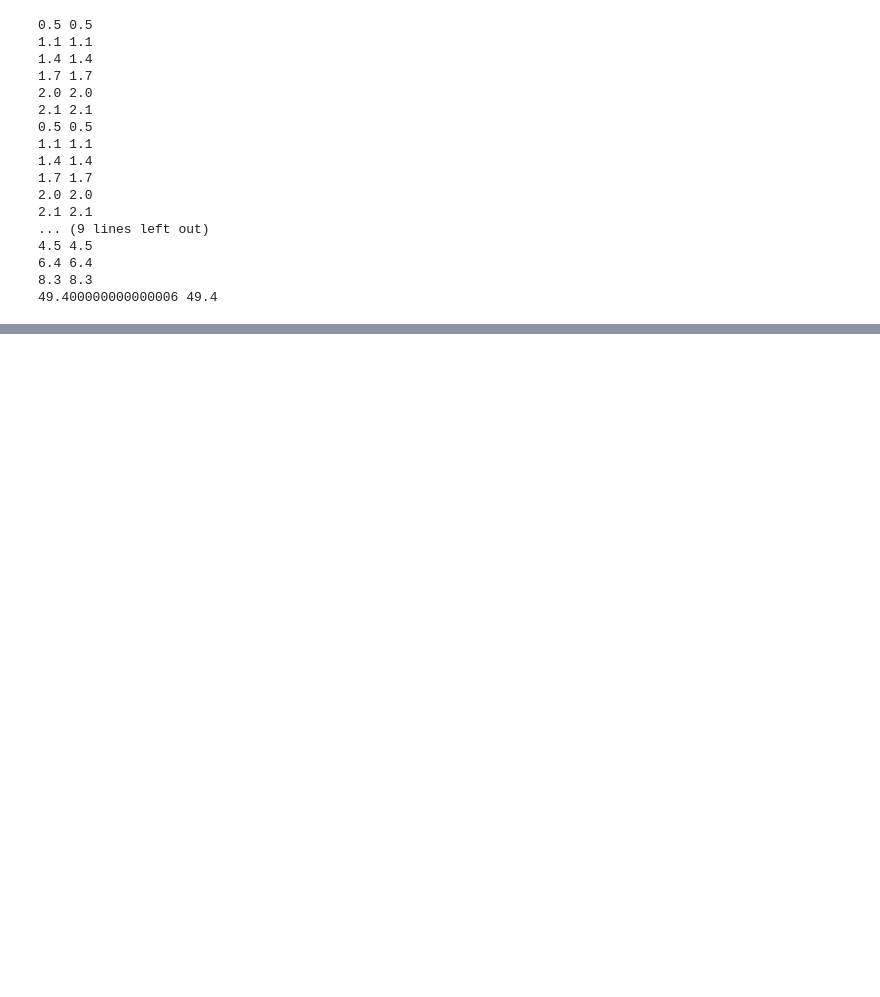
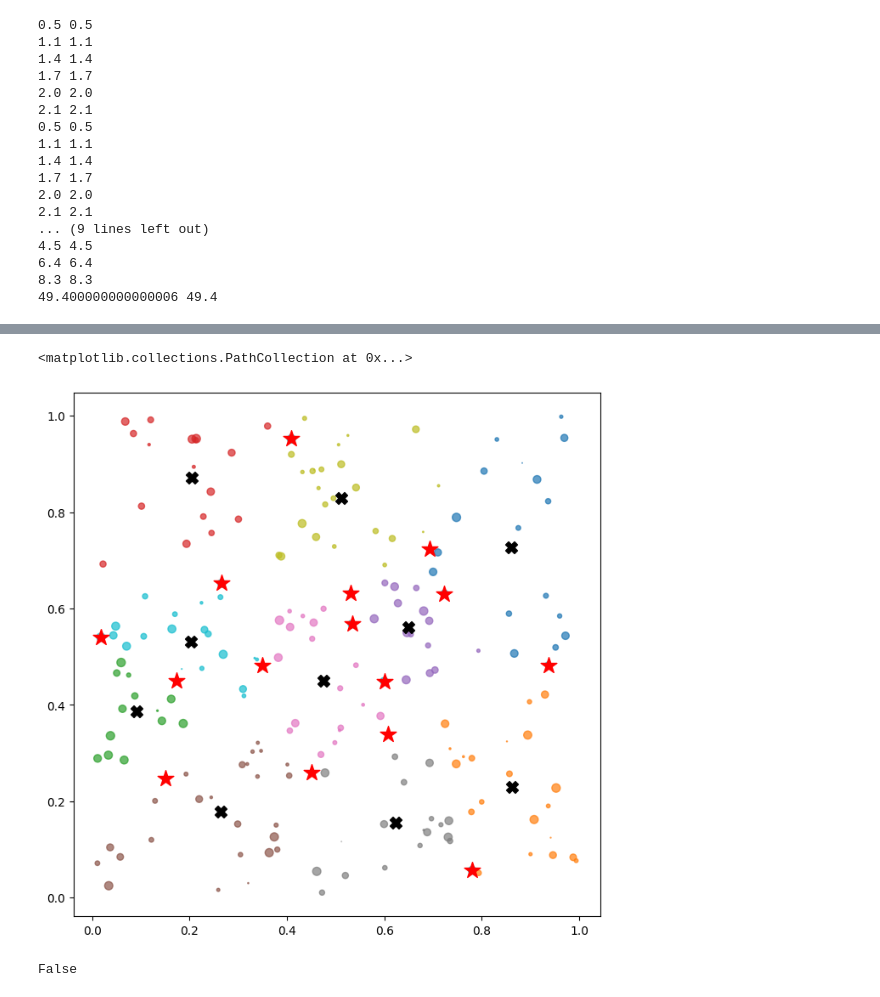
Before and after one commit to mehdimhb/geometric-sampling, a Jupyter notebook: sandbox.ipynb, the cells around one changed output, grey strips where cells are left out. Saved outputs shown, nothing was run; the diff lists cells and outputs as text; code cells hidden in the pictures; blank space fills up the shorter version.

Commit message:
Refactor sweeping and soft_balanced_kmeans

```diff
--- a/sandbox.ipynb
+++ b/sandbox.ipynb
@@ -258,0 +336,18 @@ print(t, round(t, 9))
+# %%
+def generate_unequal_probabilities(N: int, n: int, seed: int = None) -> NDArray:
+    rng = np.random.default_rng(seed)
+    probabilities = rng.random(N)
+    probabilities *= n/probabilities.sum()
+    return probabilities
+# %%
+N = 200
+n = 10
+
+coords = generate_random_coordinates(N)
+probs = generate_unequal_probabilities(N, n)
+
+# coords = generate_2d_grid_coordinates(N)
+# probs = generate_equal_probabilities(N**2, n)
+# %%
+sbk = gs.balanced_kmeans.SoftBalancedKMeans(k=n)
+sbk.fit(coords)
@@ -258,0 +378,10 @@ print(t, round(t, 9))
+# %%
+labels = np.zeros(N)
+for i, point in enumerate(sbk.fractional_labels):
+    label = np.nonzero(point)[0]
+    if len(label) == 1:
+        labels[i] = label[0]
+    else:
+        labels[i] = n
+
+labels
@@ -258,0 +405,18 @@ print(t, round(t, 9))
+# %%
+plt.figure(figsize=(8, 8))
+plt.scatter(coords[:, 0], coords[:, 1], c=labels, cmap='tab10', alpha=0.7, s=probs*500)
+plt.scatter(sbk.centroids[:, 0], sbk.centroids[:, 1], c="black", marker="X", s=100)
+plt.scatter(coords[:, 0][labels == n], coords[:, 1][labels == n], c="red", marker="*", s=200)
+
+# for i, (x, y) in enumerate(coords):
+#     plt.text(x, y, str(i), fontsize=9, ha='center', va='bottom')
+
+# for i, (cx, cy) in enumerate(sbk.centroids):
+#     plt.text(cx, cy, str(i), fontsize=12, ha='center', va='bottom', color='blue', weight='bold')
+# %% [output]
+<matplotlib.collections.PathCollection at 0x...>
+[figure, added]
+# %%
+np.array([]).size > 0
+# %% [output]
+False
```
Also changed, not shown: parts of 18 cells of this notebook, 5 other files.
